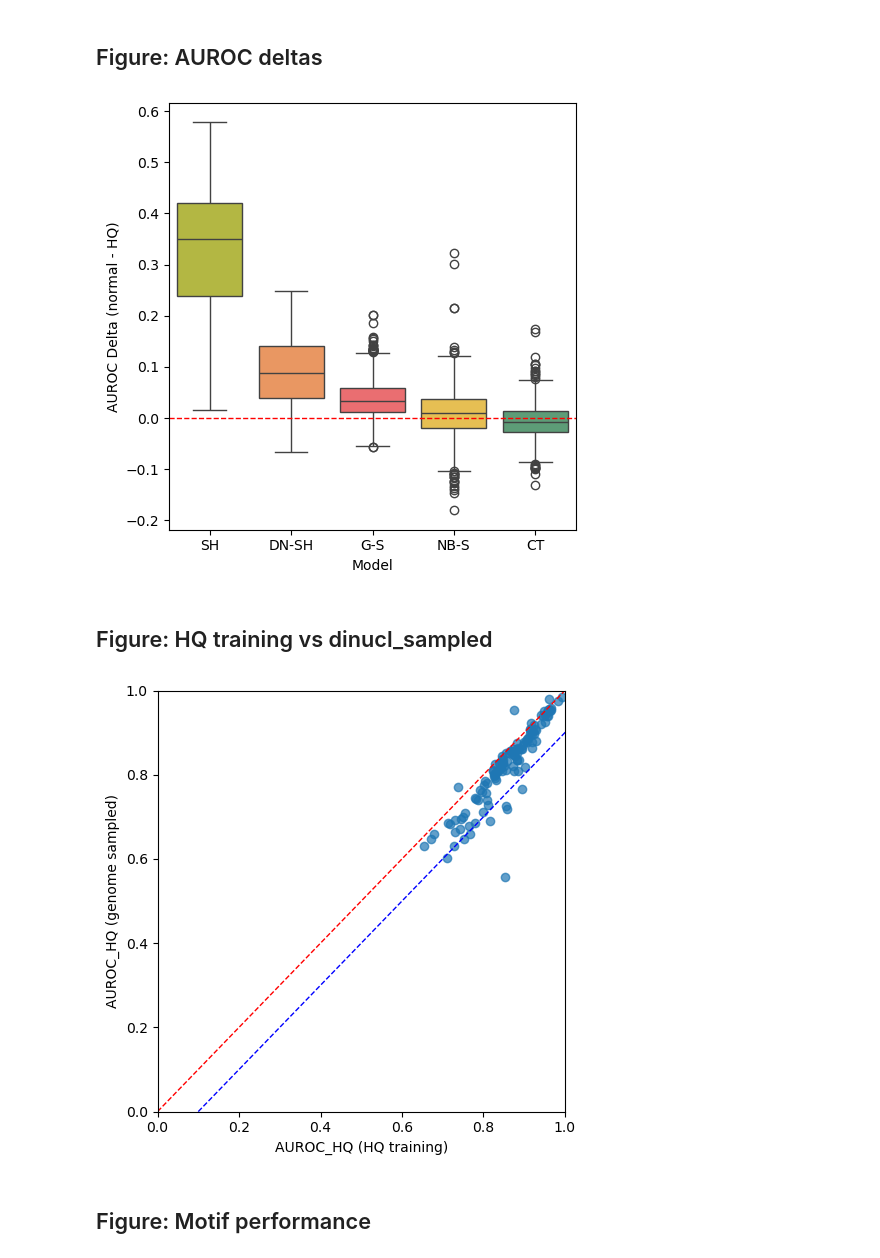
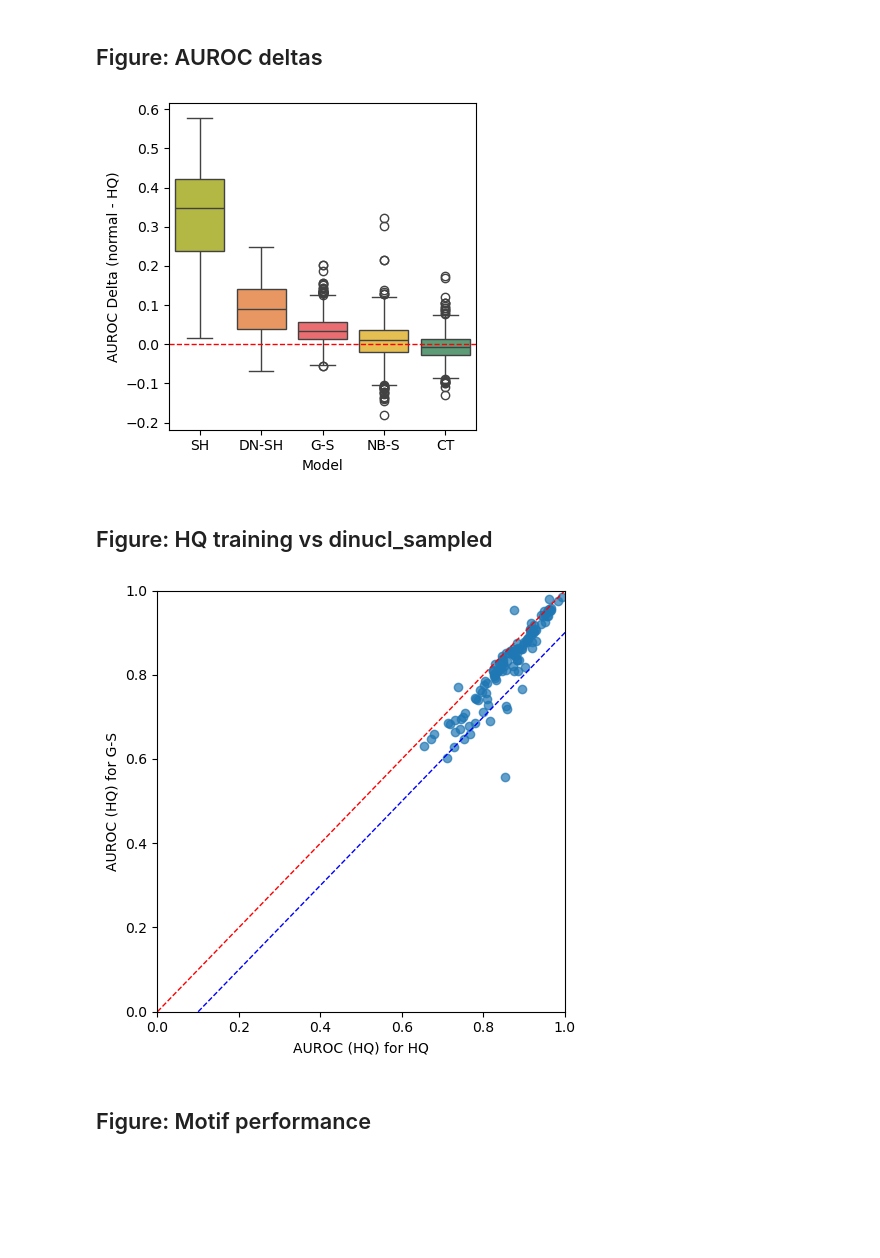
Before and after one commit to NatanTourne/TFBS-negatives, a Jupyter notebook: Results/20250619_full_run_3.ipynb, the cells around one changed output. Cells and saved outputs as stored; diff of their text form; code cells hidden in the pictures; blank space fills up the shorter version.

```diff
--- a/Results/20250619_full_run_3.ipynb
+++ b/Results/20250619_full_run_3.ipynb
@@ -51,7 +51,7 @@ for run in runs:
 results_df = pd.DataFrame(results)
 # %%
 results_df = pd.DataFrame(results)
-results_df = results_df[results_df['group_name'].isin(["full_run_3"])] # select the right groups
+results_df = results_df[results_df['group_name'].isin(["full_run_3", "full_run_3_recovery"])] # select the right groups
 HQ_results = pd.DataFrame(results)
 HQ_results = HQ_results[HQ_results['group_name'] == "full_run_3_HQ"]
 HQ_results["neg_mode"] = "HQ training"
@@ -427,7 +402,7 @@ melted_group_avg = pd.melt(
 )
 
 # Map the metric names to more descriptive labels
-melted_group_avg['auroc_metric'] = melted_group_avg['auroc_metric'].map({'AUROC': 'normal', 'AUROC_HQ': 'HQ'})
+melted_group_avg['auroc_metric'] = melted_group_avg['auroc_metric'].map({'AUROC': 'Standard', 'AUROC_HQ': 'HQ'})
 
 neg_mode_labels = {
     'dinucl_sampled': 'G-S',
@@ -448,7 +423,7 @@ neg_mode_order = mean_per_mode.index.tolist()
 melted_group_avg["neg_mode_short"] = pd.Categorical(melted_group_avg["neg_mode_short"], categories=neg_mode_order, ordered=True)
 
 
-palette = {'HQ': color_list[5], 'normal': color_list[1]}
+palette = {'HQ': color_list[5], 'Standard': color_list[1]}
 g = sns.catplot(
     data=melted_group_avg,
     x='neg_mode_short',
@@ -462,7 +437,7 @@ g = sns.catplot(
     dodge=True,
 )
 g.set_titles(col_template="{col_name}")
-g.set_axis_labels("Model", "AUROC (HQ)")
+g.set_axis_labels("Model", "AUROC")
 g._legend.set_bbox_to_anchor((1, 0.5))
 g._legend.set_loc("center left")
 g._legend.set_title("Test set")
@@ -471,5 +446,7 @@ for ax, celltype in zip(g.axes.flatten(), g.col_names):
     ax.axhline(0.5, linestyle='--', color='red', linewidth=1)
 
 plt.tight_layout()
-plt.show()
+# Export the plot to a vector file (SVG)
+plt.savefig("/data/home/natant/Negatives/figures/performance_comparison_by_celltype.svg",
+            format='svg', dpi=300, bbox_inches='tight')
 # %% [output]
@@ -483,7 +460,7 @@ plot_df = melted_group_avg.copy()
 plot_df["neg_mode_short"] = plot_df["neg_mode_short"].cat.remove_categories(["HQ"])
 legend_handles = None
 legend_labels = None
-palette = {'HQ': color_list[5], 'normal': color_list[1]}
+palette = {'HQ': color_list[5], 'Standard': color_list[1]}
 # In your plotting loop, update this block:
 for i, ct in enumerate(cts):
     ct_df = plot_df[(plot_df["celltype"] == ct) & (plot_df["neg_mode"] != "HQ training")]
@@ -585,28 +562,30 @@ results_df["neg_mode_short"] = results_df["neg_mode"].map(neg_mode_labels)
 # %%
 
 # Compute mean AUROC_delta per neg_mode (excluding HQ training)
 mean_delta_per_mode = (
     results_df[results_df["neg_mode_short"] != "HQ"]
     .groupby("neg_mode_short")["AUROC_delta"]
     .mean()
     .sort_values(ascending=False)
 )
 neg_mode_order = mean_delta_per_mode.index.tolist()
 
 # Set categorical order for plotting
 plot_df = results_df[results_df["neg_mode_short"] != "HQ"].copy()
 plot_df["neg_mode_short"] = pd.Categorical(plot_df["neg_mode_short"], categories=neg_mode_order, ordered=True)
 
-fig, ax = plt.subplots(1, 1, figsize=(5, 5))
+fig, ax = plt.subplots(1, 1, figsize=(4, 4))
 sns.boxplot(ax=ax,data=plot_df, x='neg_mode_short', y='AUROC_delta', hue='neg_mode_short', palette=neg_mode_colors)
 ax.axhline(y=0, color='red', linestyle='--', linewidth=1)
 #ax.set_xticklabels(ax.get_xticklabels(), rotation=45, ha='right')
 ax.set_xlabel("Model")
 ax.set_ylabel("AUROC Delta (normal - HQ)")
 plt.tight_layout()
+plt.savefig("/data/home/natant/Negatives/figures/performance_delta.svg",
+            format='svg', dpi=300, bbox_inches='tight')
 plt.show()
 # %% [output]
-[figure, old version]
+[figure, new version]
 # %% [markdown]
 ## Figure: HQ training vs dinucl_sampled
 # %%
@@ -623,14 +602,16 @@ plt.figure(figsize=(5, 5))
 plt.scatter(merged["AUROC_HQ_HQ"], merged["AUROC_HQ_genome"], alpha=0.7)
 plt.plot([0, 1], [0, 1], 'r--', linewidth=1, label='y=x')
 plt.plot([0.1, 1.1], [0, 1], 'b--', linewidth=1, label='y=x-0.1')  # Parallel line shifted by 0.1 on x-axis
-plt.xlabel("AUROC_HQ (HQ training)")
-plt.ylabel("AUROC_HQ (genome sampled)")
+plt.xlabel("AUROC (HQ) for HQ")
+plt.ylabel("AUROC (HQ) for G-S")
 plt.xlim(0, 1)
 plt.ylim(0, 1)
 plt.tight_layout()
+plt.savefig("/data/home/natant/Negatives/figures/performance_comparison_HQ_vs_G-S.svg",
+            format='svg', dpi=300, bbox_inches='tight')
 plt.show()
 # %% [output]
-[figure, old version]
+[figure, new version]
 # %% [markdown]
 ## Figure: Motif performance
 # %%
```
Also changed, not shown: parts of 13 cells of this notebook, 9 other files.
